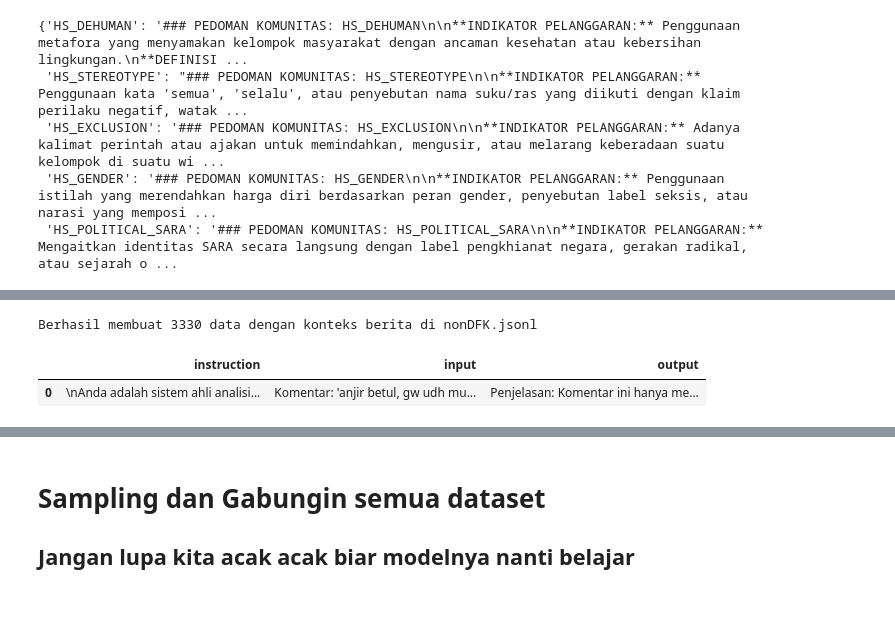
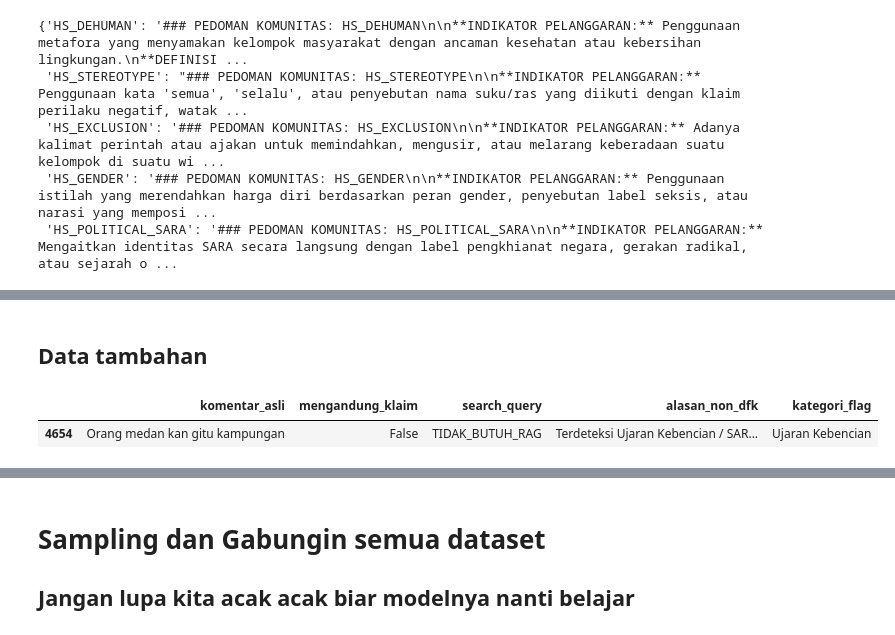
Before and after one commit to imdipo/capstone-AITF-komdigi, a Jupyter notebook: SFT/SFT.ipynb, the cells around one changed output, grey strips where cells are left out. Cells and saved outputs as stored; diff of their text form; code cells hidden in the pictures; blank space fills up the shorter version.

```diff
--- a/SFT/SFT.ipynb
+++ b/SFT/SFT.ipynb
@@ -698,50 +862,0 @@ layak = layak.to_dict("records")
-# %%
-import json
-import random
-
-def generate_sft_dataset_with_context(raw_data_list, instructions, output_file):
-    dataset = []
-
-    for data in raw_data_list:
-        instruct = instructiones
-        claim = data.get("claim_nonDFK", "")
-        teks = data.get("text", "")
-        label = data.get("label")
-        reasoning = data.get("reasoning_nonDFK", "")
-        cot_list = data.get("cot_analisis", [])
-
-        fakta_points = "\n".join([f"* {point}" for point in cot_list])
-
-        full_instruction = (
-            f"{instruct}"
-        )
-
-        full_input = (
-            f"Komentar: '{claim}';\n\n"
-            f"Artikel Rujukan: {teks}"
-        )
-
-        full_output = (
-            f"Penjelasan: {reasoning}\n\n"
-            f"Berikut merupakan alasan alasannya:\n"
-            f"{fakta_points}\n\n"
-            f"Kesimpulan:\n"
-            f"Label: **{label}.**"
-        )
-
-        entry = {
-            "instruction": full_instruction,
-            "input": full_input,
-            "output": full_output
-        }
-        dataset.append(entry)
-
-    with open(output_file, 'w', encoding='utf-8') as f:
-        for item in dataset:
-            f.write(json.dumps(item, ensure_ascii=False) + '\n')
-
-    print(f"Berhasil membuat {len(dataset)} data dengan konteks berita di {output_file}")
-
-generate_sft_dataset_with_context(layak, instructiones, "nonDFK.jsonl")
-# %% [output]
-Berhasil membuat 3330 data dengan konteks berita di nonDFK.jsonl
@@ -750,5 +863,7 @@ tes_nonDFK = pd.read_json("nonDFK.jsonl", lines=True)
-# %%
-tes_nonDFK.head(1)
-# %% [output]
-|  | instruction | input | output |
-| 0 | \nAnda adalah sistem ahli analisi... | Komentar: 'anjir betul, gw udh mu... | Penjelasan: Komentar ini hanya me... |
+# %% [markdown]
+## Data tambahan
+# %%
+hate.tail(1)
+# %% [output]
+|  | komentar_asli | mengandung_klaim | search_query | alasan_non_dfk | kategori_flag |
+| 4654 | Orang medan kan gitu kampungan | False | TIDAK_BUTUH_RAG | Terdeteksi Ujaran Kebencian / SAR... | Ujaran Kebencian |
```
Also changed, not shown: parts of 54 cells of this notebook.
